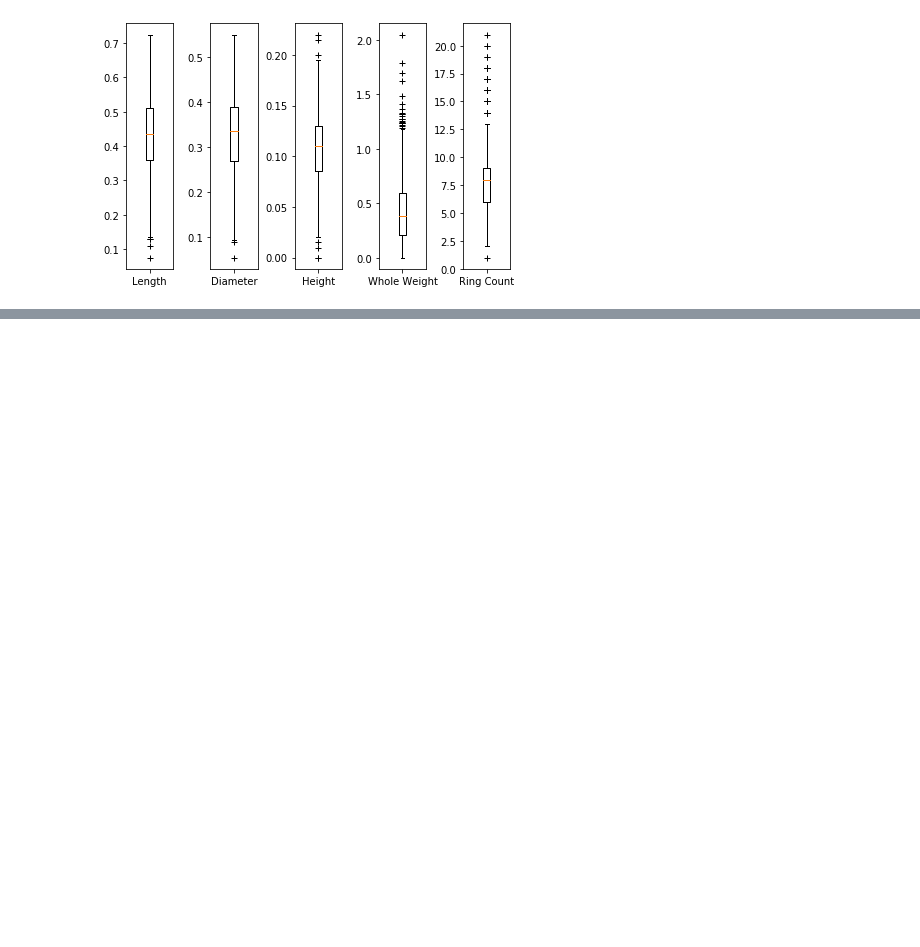
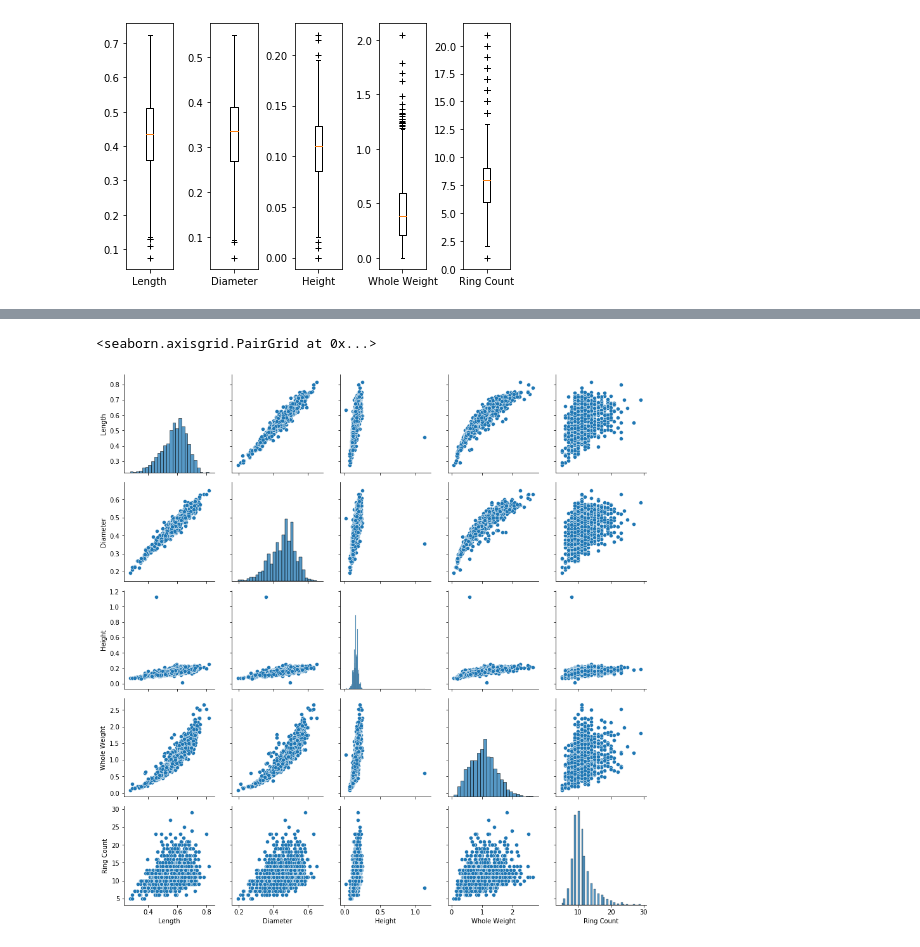
Before and after one commit to thokieu/Abalone-Regression, a Jupyter notebook: Workbook.ipynb, the cells around one changed output, grey strips where cells are left out. Cells and saved outputs as stored; diff of their text form; code cells hidden in the pictures; blank space fills up the shorter version.

```diff
--- a/Workbook.ipynb
+++ b/Workbook.ipynb
@@ -378,0 +440,7 @@ axs[4].boxplot(ring_inf, 0,'k+', showfliers = True, labels = ['Ring Count'])
+# %%
+pgs_female = sns.PairGrid(Aba_data_female)
+pgs_female.map_diag(sns.histplot)
+pgs_female.map_offdiag(sns.scatterplot)
+# %% [output]
+<seaborn.axisgrid.PairGrid at 0x...>
+[figure, added]
```
Also changed, not shown: parts of 10 cells of this notebook.
